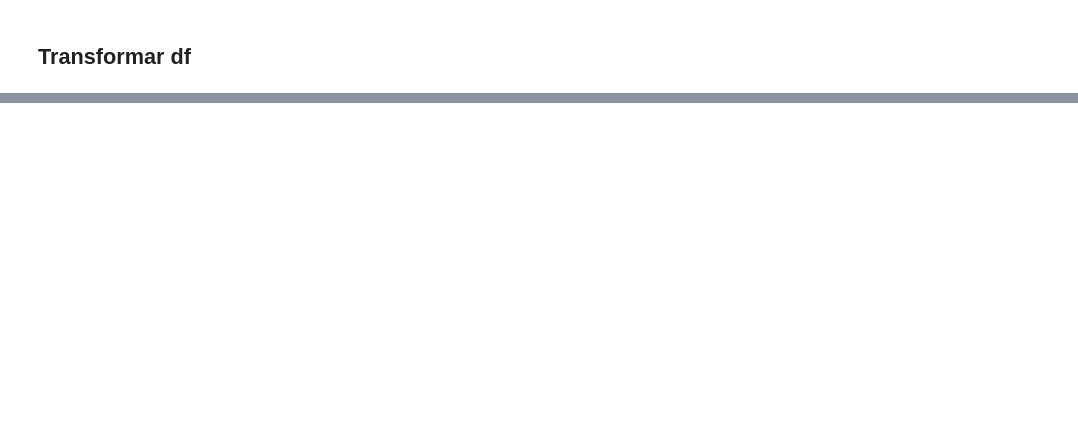
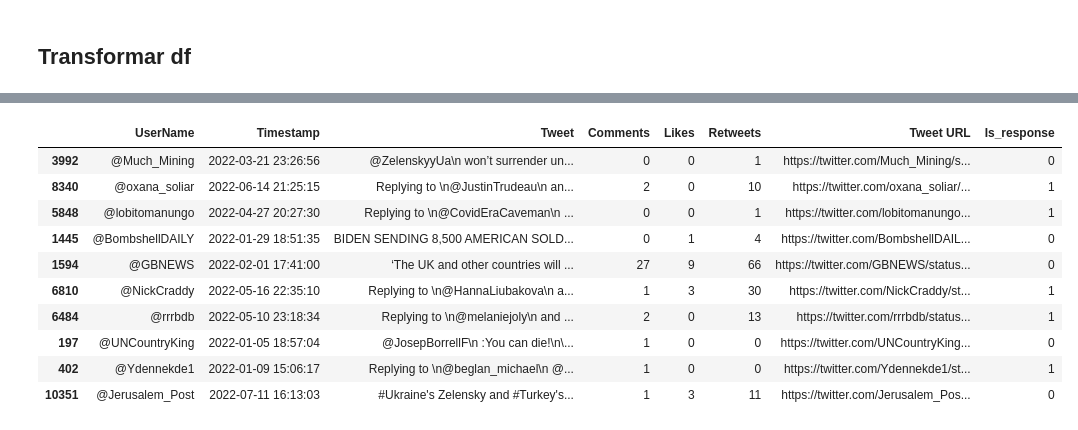
Before and after one commit to martina-nu/Proyecto-Final-ML, a Jupyter notebook: src/explore.ipynb, the cells around one changed output, grey strips where cells are left out. Cells and saved outputs as stored; diff of their text form; code cells hidden in the pictures; blank space fills up the shorter version.

```diff
--- a/src/explore.ipynb
+++ b/src/explore.ipynb
@@ -110,0 +136,6 @@ df_interim_z.sample(5)
+# %%
+df_interim_z['Timestamp'] = df_interim_z['Timestamp'].astype('datetime64')
+# %%
+df_interim_z['Comments'] = df_interim_z['Comments'].str.replace(',', '').astype('int64')
+df_interim_z['Likes'] = df_interim_z['Likes'].str.replace(',', '').replace({"K":"*1e3", "M":"*1e6"}, regex=True).map(pd.eval).astype('int64')
+df_interim_z['Retweets'] = df_interim_z['Retweets'].str.replace(',', '').replace({"K":"*1e3", "M":"*1e6"}, regex=True).map(pd.eval).astype('int64')
@@ -110,0 +212,2 @@ df_interim_z.sample(5)
+# %%
+df_interim_z.rename(columns = {'Embedded_text':'Tweet'}, inplace = True)
@@ -110,0 +243,2 @@ df_interim_z.sample(5)
+# %%
+df_interim_z['Is_response'] = df_interim_z['Tweet'].apply(lambda x: 1 if x.startswith('Replying to') else 0)
@@ -110,0 +265,14 @@ df_interim_z.sample(5)
+# %%
+df_interim_z.sample(10)
+# %% [output]
+|  | UserName | Timestamp | Tweet | Comments | Likes | Retweets | Tweet URL | Is_response |
+| 3992 | @Much_Mining | 2022-03-21 23:26:56 | @ZelenskyyUa\n won’t surrender un... | 0 | 0 | 1 | https://twitter.com/Much_Mining/s... | 0 |
+| 8340 | @oxana_soliar | 2022-06-14 21:25:15 | Replying to \n@JustinTrudeau\n an... | 2 | 0 | 10 | https://twitter.com/oxana_soliar/... | 1 |
+| 5848 | @lobitomanungo | 2022-04-27 20:27:30 | Replying to \n@CovidEraCaveman\n ... | 0 | 0 | 1 | https://twitter.com/lobitomanungo... | 1 |
+| 1445 | @BombshellDAILY | 2022-01-29 18:51:35 | BIDEN SENDING 8,500 AMERICAN SOLD... | 0 | 1 | 4 | https://twitter.com/BombshellDAIL... | 0 |
+| 1594 | @GBNEWS | 2022-02-01 17:41:00 | ‘The UK and other countries will ... | 27 | 9 | 66 | https://twitter.com/GBNEWS/status... | 0 |
+| 6810 | @NickCraddy | 2022-05-16 22:35:10 | Replying to \n@HannaLiubakova\n a... | 1 | 3 | 30 | https://twitter.com/NickCraddy/st... | 1 |
+| 6484 | @rrrbdb | 2022-05-10 23:18:34 | Replying to \n@melaniejoly\n and ... | 2 | 0 | 13 | https://twitter.com/rrrbdb/status... | 1 |
+| 197 | @UNCountryKing | 2022-01-05 18:57:04 | @JosepBorrellF\n :You can die!\n\... | 1 | 0 | 0 | https://twitter.com/UNCountryKing... | 0 |
+| 402 | @Ydennekde1 | 2022-01-09 15:06:17 | Replying to \n@beglan_michael\n @... | 1 | 0 | 0 | https://twitter.com/Ydennekde1/st... | 1 |
+| 10351 | @Jerusalem_Post | 2022-07-11 16:13:03 | #Ukraine's Zelensky and #Turkey's... | 1 | 3 | 11 | https://twitter.com/Jerusalem_Pos... | 0 |
```
Also changed, not shown: parts of 33 cells of this notebook, 1 other file.
